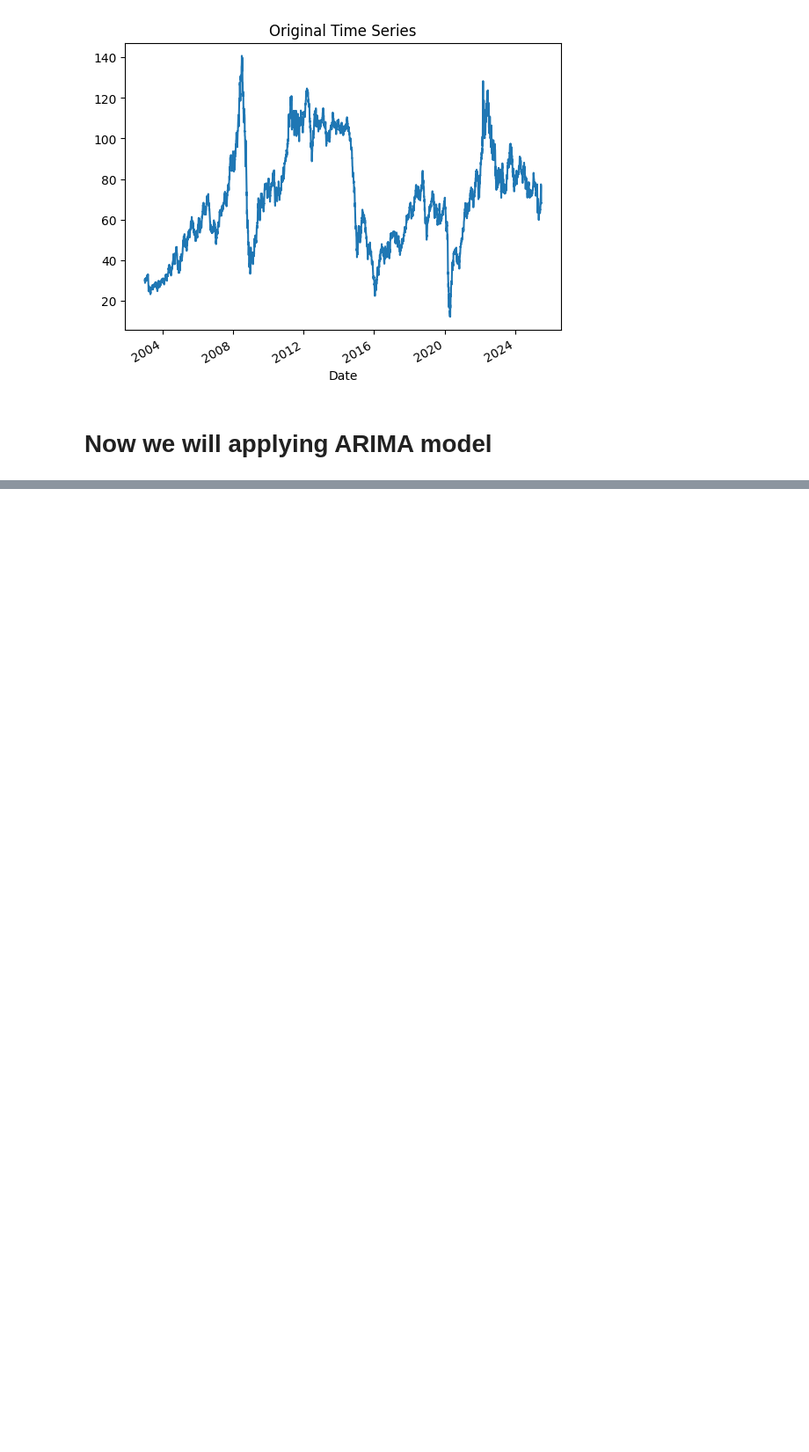
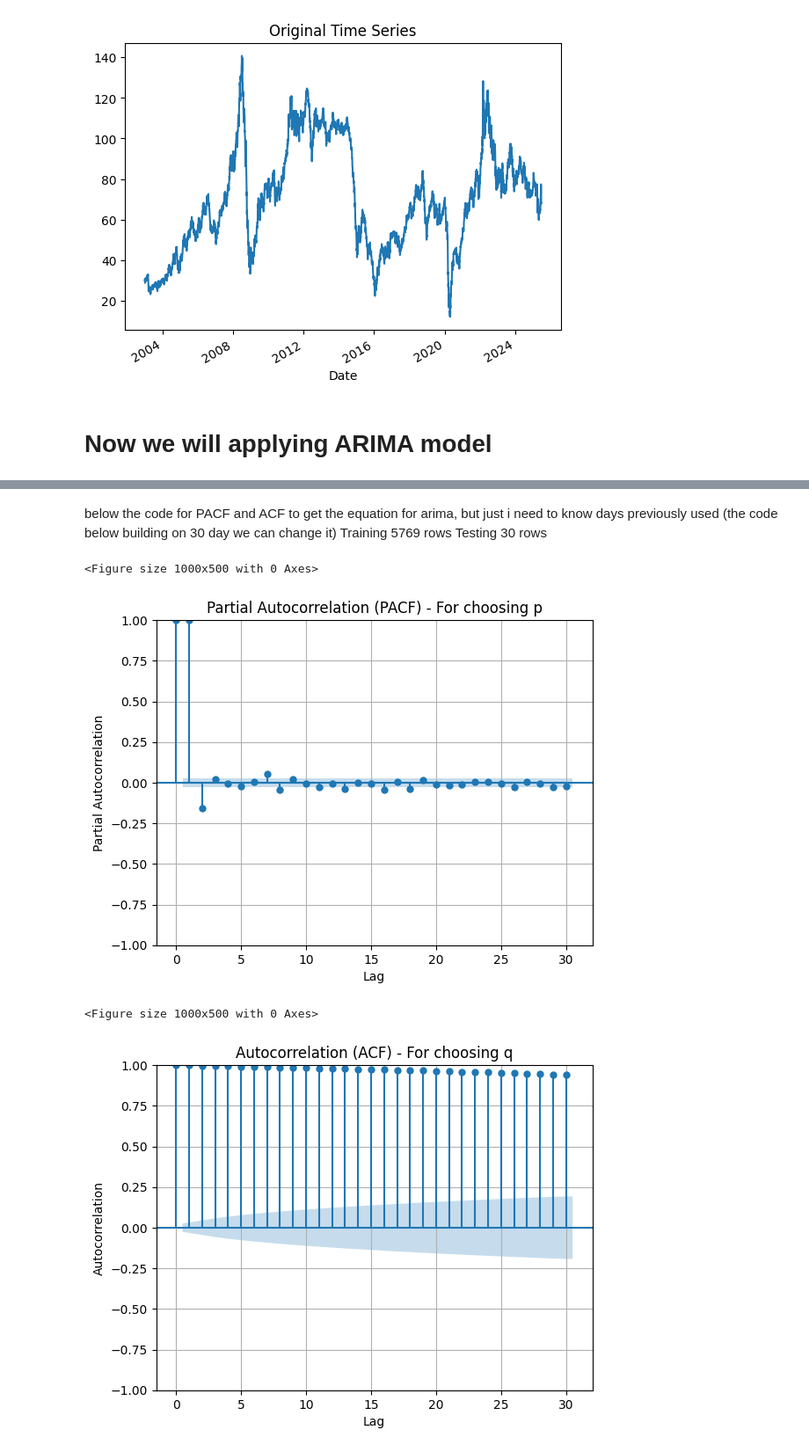
Before and after one commit to AliSalman25/first-Jupyter-Notebook-for-the-experiments, a Jupyter notebook: colab_first_paper.ipynb, the cells around one changed output, grey strips where cells are left out. Shown at 88% size. Drawn from its saved outputs; the diff is of its cells as text; code cells hidden in the pictures; blank space fills up the shorter version.

```diff
--- a/colab_first_paper.ipynb
+++ b/colab_first_paper.ipynb
@@ -224,0 +234,10 @@ plt.show()
+# %%
+# The test days ( the last 30 days)
+test_size = 30
+
+# Divide the data
+train = df['Price'][:-test_size]
+test = df['Price'][-test_size:]
+
+print(f"Training size: {len(train)}")
+print(f"Testing size: {len(test)}")
@@ -224,0 +253,30 @@ plt.show()
+# %% [markdown]
+below the code for PACF and ACF to get the equation for arima, but just i need to know days previously used (the code below building on 30 day we can change it)
+Training	5769 rows
+Testing	30 rows
+# %%
+from statsmodels.graphics.tsaplots import plot_acf, plot_pacf
+import matplotlib.pyplot as plt
+
+# this block for PACF plot  p
+plt.figure(figsize=(10, 5))
+plot_pacf(train, lags=30)
+plt.title("Partial Autocorrelation (PACF) - For choosing p")
+plt.xlabel("Lag")
+plt.ylabel("Partial Autocorrelation")
+plt.grid(True)
+plt.show()
+
+# this is for ACF plot  q
+plt.figure(figsize=(10, 5))
+plot_acf(train, lags=30)
+plt.title("Autocorrelation (ACF) - For choosing q")
+plt.xlabel("Lag")
+plt.ylabel("Autocorrelation")
+plt.grid(True)
+plt.show()
+# %% [output]
+<Figure size 1000x500 with 0 Axes>
+[figure, added]
+<Figure size 1000x500 with 0 Axes>
+[figure, added]
```
Also changed, not shown: parts of 4 cells of this notebook.
